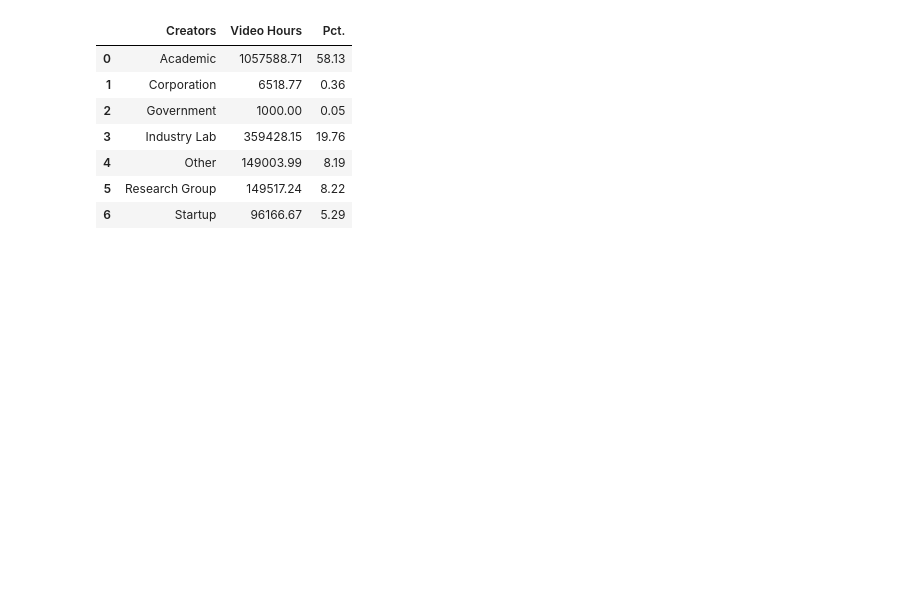
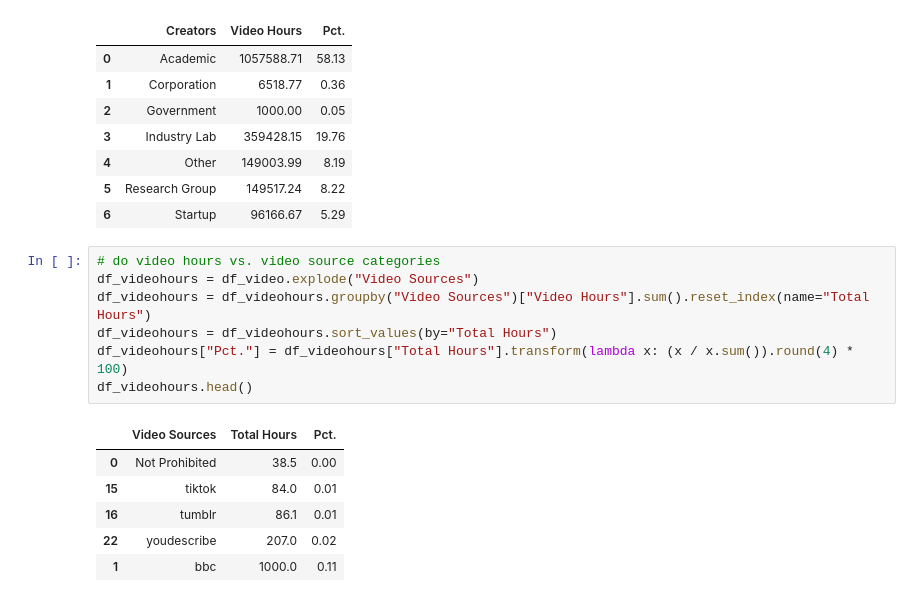
Before and after one commit to Data-Provenance-Initiative/Data-Provenance-Collection, a Jupyter notebook: src/analysis/video_analysis.ipynb, the cells around one changed output. Saved outputs shown, nothing was run; the diff lists cells and outputs as text; blank space fills up the shorter version.

```diff
--- a/src/analysis/video_analysis.ipynb
+++ b/src/analysis/video_analysis.ipynb
@@ -990,3 +992,17 @@ df_creatorcategories
 | 4 | Other | 149003.99 | 8.19 |
 | 5 | Research Group | 149517.24 | 8.22 |
 | 6 | Startup | 96166.67 | 5.29 |
+# %%
+# do video hours vs. video source categories
+df_videohours = df_video.explode("Video Sources")
+df_videohours = df_videohours.groupby("Video Sources")["Video Hours"].sum().reset_index(name="Total Hours")
+df_videohours = df_videohours.sort_values(by="Total Hours")
+df_videohours["Pct."] = df_videohours["Total Hours"].transform(lambda x: (x / x.sum()).round(4) * 100)
+df_videohours.head()
+# %% [output]
+|  | Video Sources | Total Hours | Pct. |
+| 0 | Not Prohibited | 38.5 | 0.00 |
+| 15 | tiktok | 84.0 | 0.01 |
+| 16 | tumblr | 86.1 | 0.01 |
+| 22 | youdescribe | 207.0 | 0.02 |
+| 1 | bbc | 1000.0 | 0.11 |
```
Also changed, not shown: parts of 2 cells of this notebook, 37 other files.
